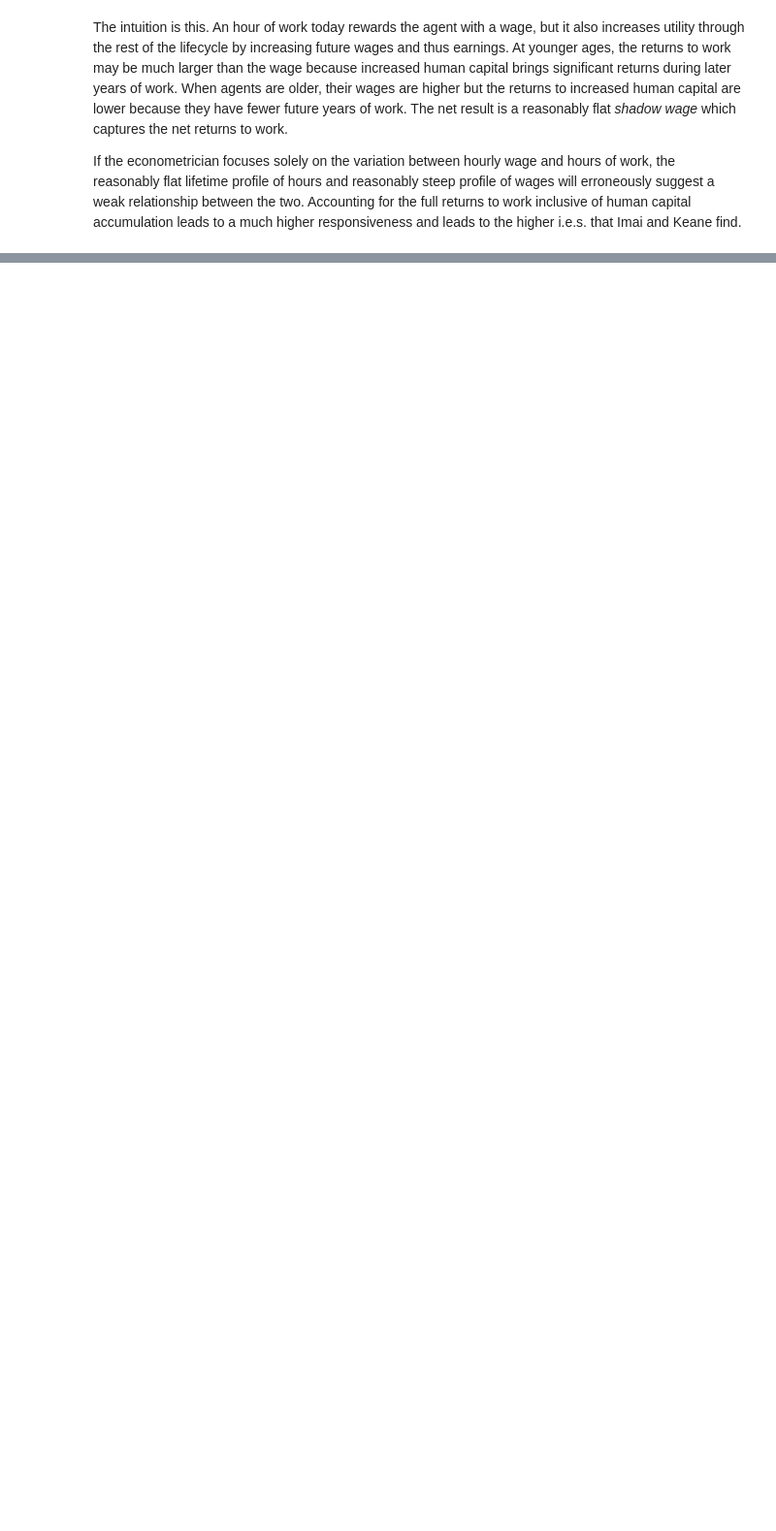
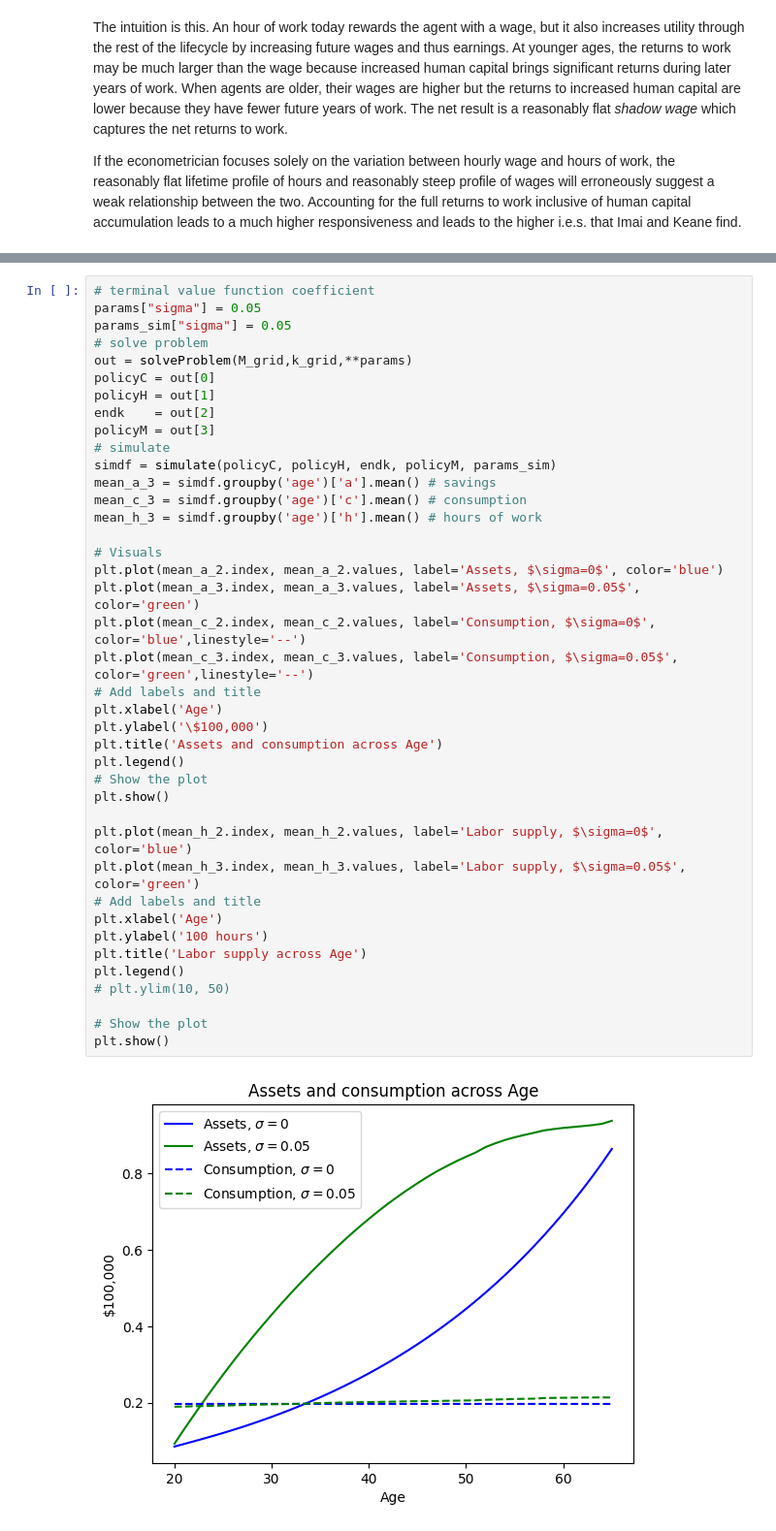
Before and after one commit to JohnRGreen/ImaiKeane_replication, a Jupyter notebook: Imai_and_Keane_2004.ipynb, the cells around one changed output, grey strips where cells are left out. Shown at 97% size. Drawn from its saved outputs; the diff is of its cells as text; blank space fills up the shorter version.

```diff
--- a/Imai_and_Keane_2004.ipynb
+++ b/Imai_and_Keane_2004.ipynb
@@ -116,0 +648,42 @@ $k_0$ is a wage intercept (which can be thought of as a minimum wage, since this
+# %%
+# terminal value function coefficient
+params["sigma"] = 0.05
+params_sim["sigma"] = 0.05
+# solve problem
+out = solveProblem(M_grid,k_grid,**params)
+policyC = out[0]
+policyH = out[1]
+endk    = out[2]
+policyM = out[3]
+# simulate
+simdf = simulate(policyC, policyH, endk, policyM, params_sim)
+mean_a_3 = simdf.groupby('age')['a'].mean() # savings
+mean_c_3 = simdf.groupby('age')['c'].mean() # consumption
+mean_h_3 = simdf.groupby('age')['h'].mean() # hours of work
+
+# Visuals
+plt.plot(mean_a_2.index, mean_a_2.values, label='Assets, $\sigma=0$', color='blue')
+plt.plot(mean_a_3.index, mean_a_3.values, label='Assets, $\sigma=0.05$', color='green')
+plt.plot(mean_c_2.index, mean_c_2.values, label='Consumption, $\sigma=0$', color='blue',linestyle='--')
+plt.plot(mean_c_3.index, mean_c_3.values, label='Consumption, $\sigma=0.05$', color='green',linestyle='--')
+# Add labels and title
+plt.xlabel('Age')
+plt.ylabel('\$100,000')
+plt.title('Assets and consumption across Age')
+plt.legend()
+# Show the plot
+plt.show()
+
+plt.plot(mean_h_2.index, mean_h_2.values, label='Labor supply, $\sigma=0$', color='blue')
+plt.plot(mean_h_3.index, mean_h_3.values, label='Labor supply, $\sigma=0.05$', color='green')
+# Add labels and title
+plt.xlabel('Age')
+plt.ylabel('100 hours')
+plt.title('Labor supply across Age')
+plt.legend()
+# plt.ylim(10, 50)
+
+# Show the plot
+plt.show()
+# %% [output]
+[figure, added]
```
Also changed, not shown: parts of 44 cells of this notebook, 14 other files.
